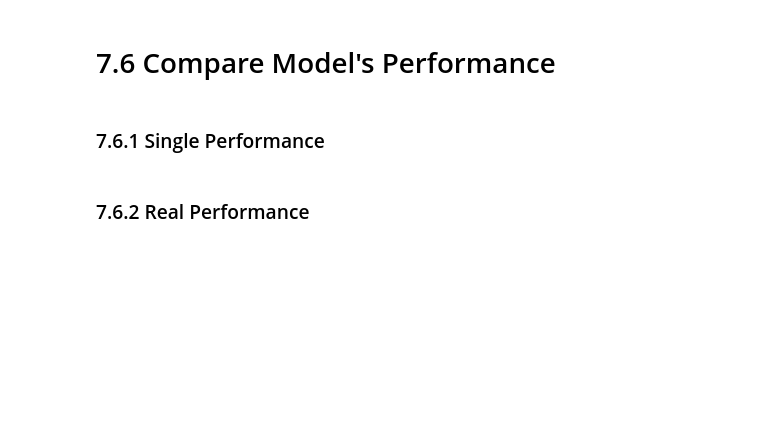
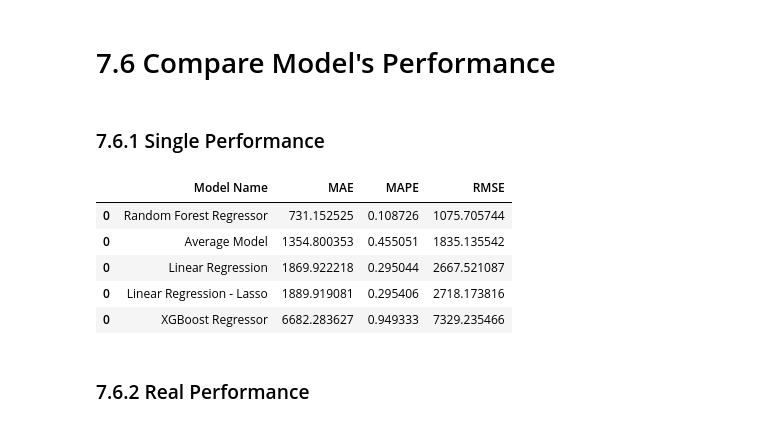
Before and after one commit to valferreiraalv/rossmamm_sales_predict, a Jupyter notebook: notebooks/m04_v01_store_sales_prediction.ipynb, the cells around one changed output. Cells and saved outputs as stored; diff of their text form; code cells hidden in the pictures; blank space fills up the shorter version.

```diff
--- a/notebooks/m04_v01_store_sales_prediction.ipynb
+++ b/notebooks/m04_v01_store_sales_prediction.ipynb
@@ -1097,7 +1050,7 @@ aux1['sales'] = y_test.copy()
 
 #prediction
 aux2 = aux1[['store', 'sales']].groupby( 'store' ).mean().reset_index().rename( columns={'sales': 'predictions'} )
-aux1 = pd.merge( aux1, aux2, row_stack='left', on='store' )
+aux1 = pd.merge( aux1, aux2, how='left', on='store' )
 yhat_baseline = aux1['predictions']
 
 #performance
@@ -1162,7 +1123,7 @@ rf_result_cv
 # 7.5 XGBoost Regressor
 # %%
 # model
-model_xgb = xgb.XGBRegressor( objetive='reg:squerederror',
+model_xgb = xgb.XGBRegressor( objetive='reg:squarederror',
                                         n_estimators=100,
                                         eta=0.01,
                                         max_depth=10,
@@ -1184,8 +1154,15 @@ xgb_result_cv
 # %% [markdown]
 ### 7.6.1 Single Performance
 # %%
-modelling_result = pd.concat( [baseline_result, lr_result, lrr_result, rg_result, xgb_result ] )
+modelling_result = pd.concat( [baseline_result, lr_result, lrr_result, rf_result, xgb_result ] )
 modelling_result.sort_values( 'RMSE' )
+# %% [output]
+|  | Model Name | MAE | MAPE | RMSE |
+| 0 | Random Forest Regressor | 731.152525 | 0.108726 | 1075.705744 |
+| 0 | Average Model | 1354.800353 | 0.455051 | 1835.135542 |
+| 0 | Linear Regression | 1869.922218 | 0.295044 | 2667.521087 |
+| 0 | Linear Regression - Lasso | 1889.919081 | 0.295406 | 2718.173816 |
+| 0 | XGBoost Regressor | 6682.283627 | 0.949333 | 7329.235466 |
 # %% [markdown]
 ### 7.6.2 Real Performance
 # %%
```
Also changed, not shown: parts of 14 cells of this notebook.
